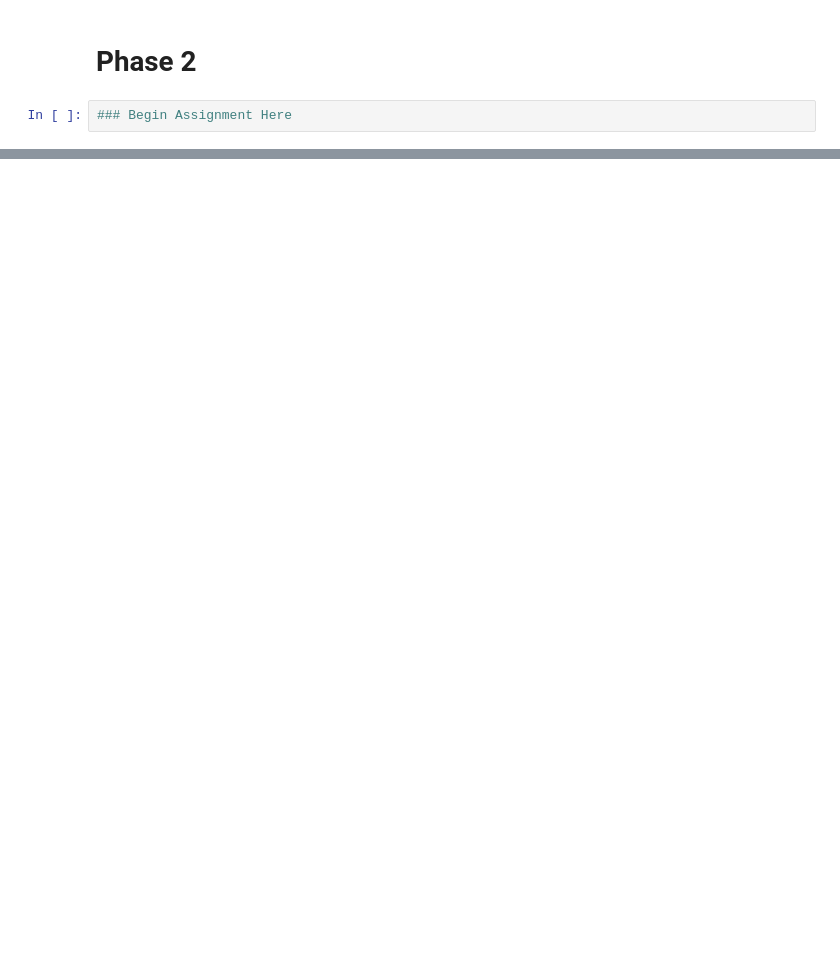
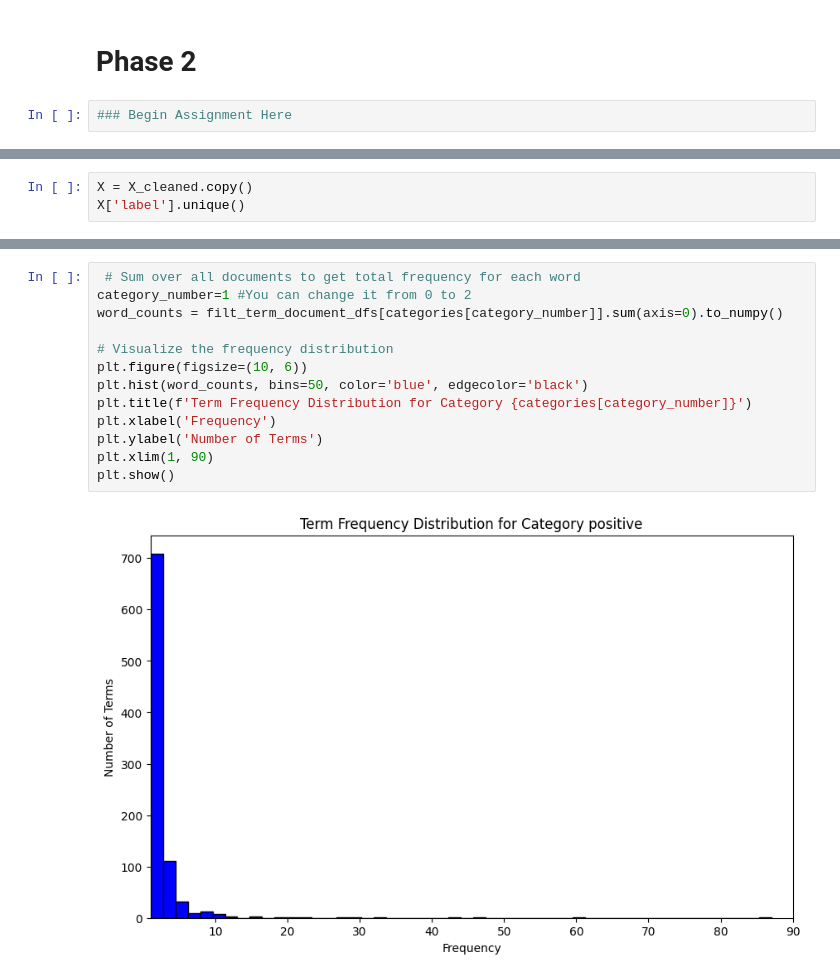
Before and after one commit to shinshin512/DM2025-Lab1-Exercise, a Jupyter notebook: DM2025-Lab1-Homework.ipynb, the cells around one changed output, grey strips where cells are left out. Drawn from its saved outputs; the diff is of its cells as text; blank space fills up the shorter version.

```diff
--- a/DM2025-Lab1-Homework.ipynb
+++ b/DM2025-Lab1-Homework.ipynb
@@ -380,0 +377,3 @@ fig.show()
+# %%
+X = X_cleaned.copy()
+X['label'].unique()
@@ -380,0 +443,15 @@ fig.show()
+# %%
+ # Sum over all documents to get total frequency for each word
+category_number=1 #You can change it from 0 to 2
+word_counts = filt_term_document_dfs[categories[category_number]].sum(axis=0).to_numpy()
+
+# Visualize the frequency distribution
+plt.figure(figsize=(10, 6))
+plt.hist(word_counts, bins=50, color='blue', edgecolor='black')
+plt.title(f'Term Frequency Distribution for Category {categories[category_number]}')
+plt.xlabel('Frequency')
+plt.ylabel('Number of Terms')
+plt.xlim(1, 90)
+plt.show()
+# %% [output]
+[figure, added]
```
Also changed, not shown: parts of 50 cells of this notebook, 1 other file.
